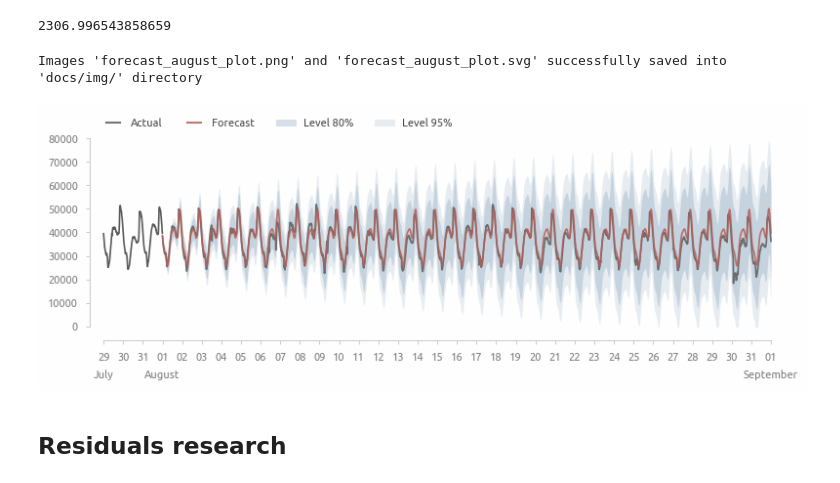
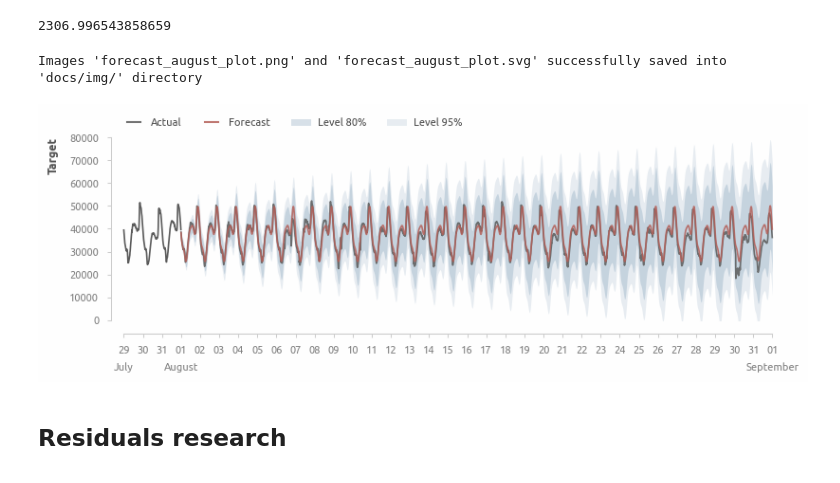
Before and after one commit to a-chasovsky/electric-power-consumption, a Jupyter notebook: 03-base-model.ipynb, the cells around one changed output. Drawn from its saved outputs; the diff is of its cells as text; code cells hidden in the pictures.

```diff
--- a/03-base-model.ipynb
+++ b/03-base-model.ipynb
@@ -1494,33 +1495,34 @@ root_mean_squared_error(y_true, y_pred)
 # %%
 fig = plt.figure(figsize=(9, 2.5))
 ax=ax_current()
 
 plt.plot(train.loc['2017-07-29':, target], color=palette[0])
 
 plot_forecast(
     y_true, y_pred, forecast, ci=[80, 95],
     alpha_actual=0.85, alpha_forecast=0.85,
     palette=[palette[0], palette[1], palette[2]])
 
 ax.set_xticks(
     ticks=pd.date_range(start='2017-07-29', end='2017-09-01', freq='1d'))
 ax.xaxis.set_major_formatter(mpl.dates.DateFormatter(fmt='%d'))
 # ax.xaxis.set_major_locator(mpl.dates.DayLocator())
 
 ax2 = axis_secondary()
 ax2.xaxis.set_major_formatter(mpl.dates.DateFormatter(fmt='%B'))
 ax2.xaxis.set_major_locator(mpl.dates.MonthLocator(bymonth=[8, 9]))
 
 ax3 = axis_secondary()
 ax3.xaxis.set_major_formatter(mpl.dates.DateFormatter(fmt='%B'))
 ax3.xaxis.set_major_locator(mpl.dates.MonthLocator(bymonth=[7], bymonthday=29))
 
 axis_rstyle(ylim=[0, 80000], yticks=[0, 80000, 10000])
+plt.ylabel('Target')
 
 savefig('forecast_august_plot', dir_save_img)
 # %% [output]
 Images 'forecast_august_plot.png' and 'forecast_august_plot.svg' successfully saved into 'docs/img/' directory
-[figure, old version]
+[figure, new version]
 # %% [markdown]
 ## Residuals research
 # %%
```
Also changed, not shown: parts of 8 cells of this notebook, 46 other files.
